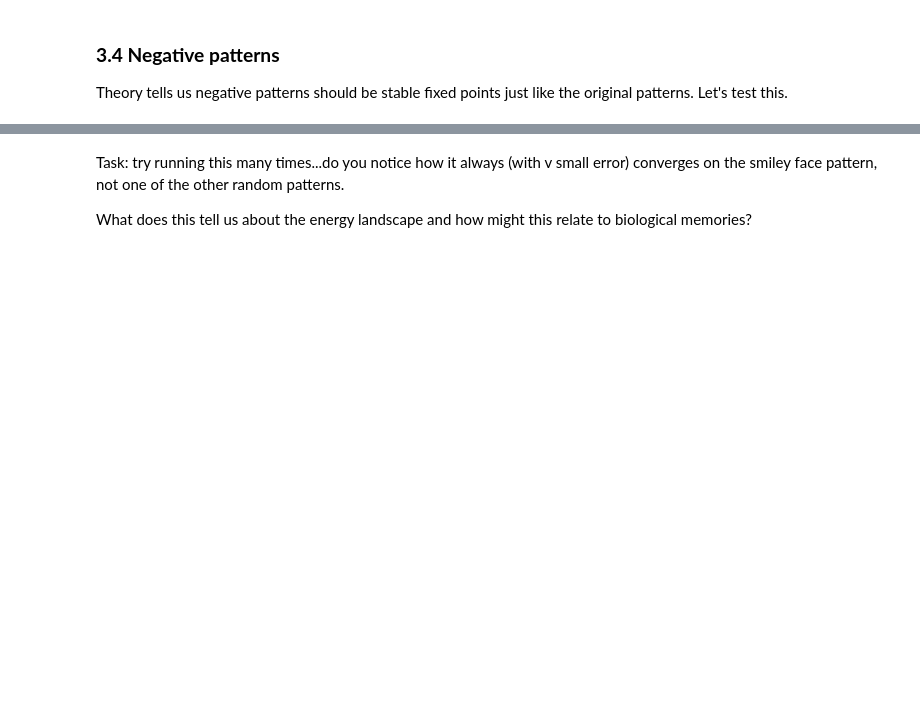
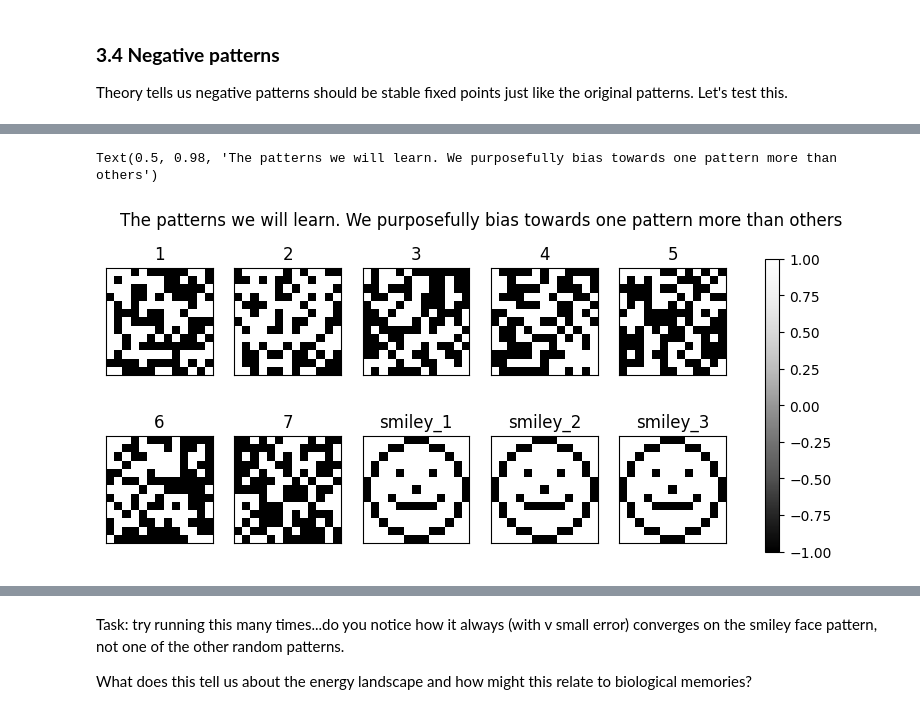
Before and after one commit to kkipngenokoech/TReND-CaMinA-Zambia, a Jupyter notebook: hopfield_networks.ipynb, the cells around one changed output, grey strips where cells are left out. Cells and saved outputs as stored; diff of their text form; code cells hidden in the pictures; blank space fills up the shorter version.

```diff
--- a/hopfield_networks.ipynb
+++ b/hopfield_networks.ipynb
@@ -325,26 +438,29 @@ We can embed some patterns into the network _more strongly_ than others.
 # %%
 smiley_state = np.array([
     [ 1, 1, 1, 1, 1,-1,-1,-1, 1, 1, 1, 1, 1],
     [ 1, 1, 1,-1,-1, 1, 1, 1,-1,-1, 1, 1, 1],
     [ 1, 1,-1, 1, 1, 1, 1, 1, 1, 1,-1, 1, 1],
     [ 1,-1, 1, 1, 1, 1, 1, 1, 1, 1, 1,-1, 1],
     [ 1,-1, 1, 1,-1, 1, 1, 1,-1, 1, 1,-1, 1],
     [-1, 1, 1, 1, 1, 1, 1, 1, 1, 1, 1, 1,-1],
-    [-1, 1, 1, 1, 1, 1, 1, 1, 1, 1, 1, 1,-1],
+    [-1, 1, 1, 1, 1, 1, -1, 1, 1, 1, 1, 1,-1],
     [-1, 1, 1,-1, 1, 1, 1, 1, 1,-1, 1, 1,-1],
     [ 1,-1, 1, 1,-1,-1,-1,-1,-1, 1, 1,-1, 1],
     [ 1,-1, 1, 1, 1, 1, 1, 1, 1, 1, 1,-1, 1],
     [ 1, 1,-1, 1, 1, 1, 1, 1, 1, 1,-1, 1, 1],
     [ 1, 1, 1,-1,-1, 1, 1, 1,-1,-1, 1, 1, 1],
     [ 1, 1, 1, 1, 1,-1,-1,-1, 1, 1, 1, 1, 1],
 ])
 
 random_patterns = {str(i) : np.random.choice([-1,1],size=(13,13)) for i in range(1,7+1)}
 random_patterns['smiley_1'] = smiley_state
 random_patterns['smiley_2'] = smiley_state
 random_patterns['smiley_3'] = smiley_state
 fig, ax = plot_patterns(random_patterns)
 fig.suptitle("The patterns we will learn. We purposefully bias towards one pattern more than others")
+# %% [output]
+Text(0.5, 0.98, 'The patterns we will learn. We purposefully bias towards one pattern more than others')
+[figure, added]
 # %%
 HFN = HopfieldNetwork(random_patterns)
 HFN.set_state(random=True) #reinitialise the state of the network
```
Also changed, not shown: parts of 17 cells of this notebook.
